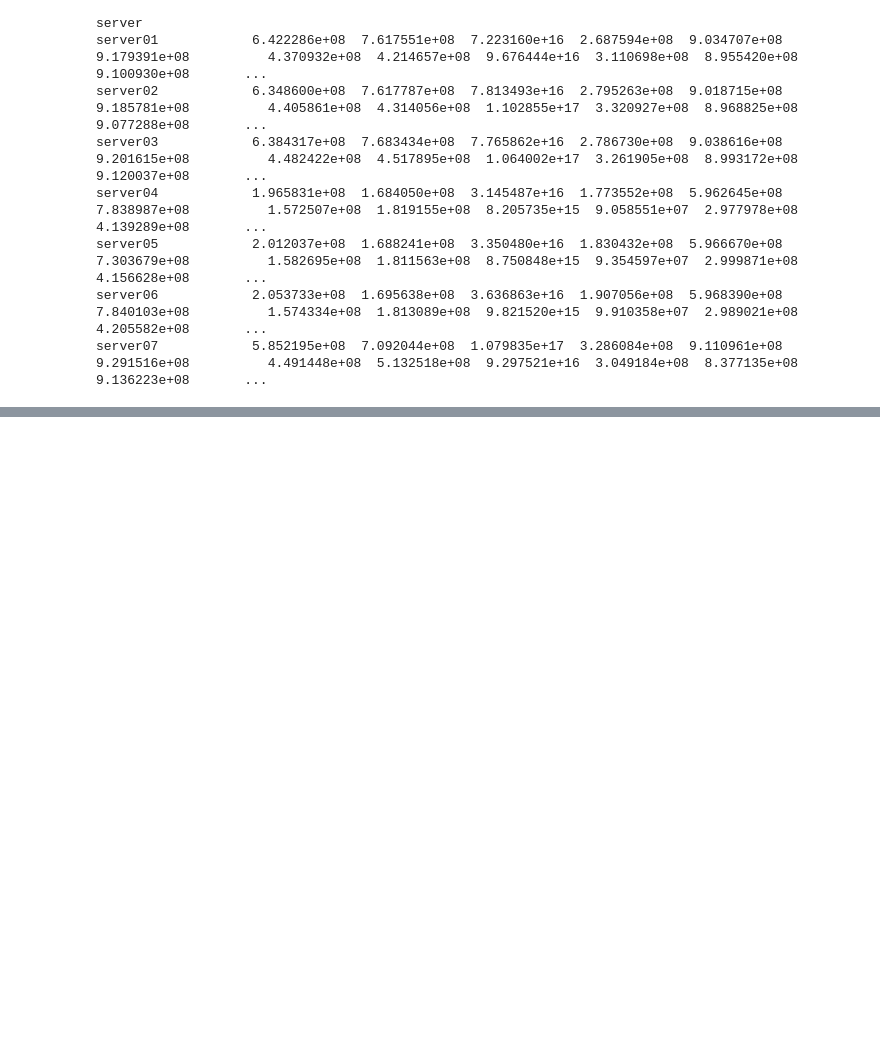
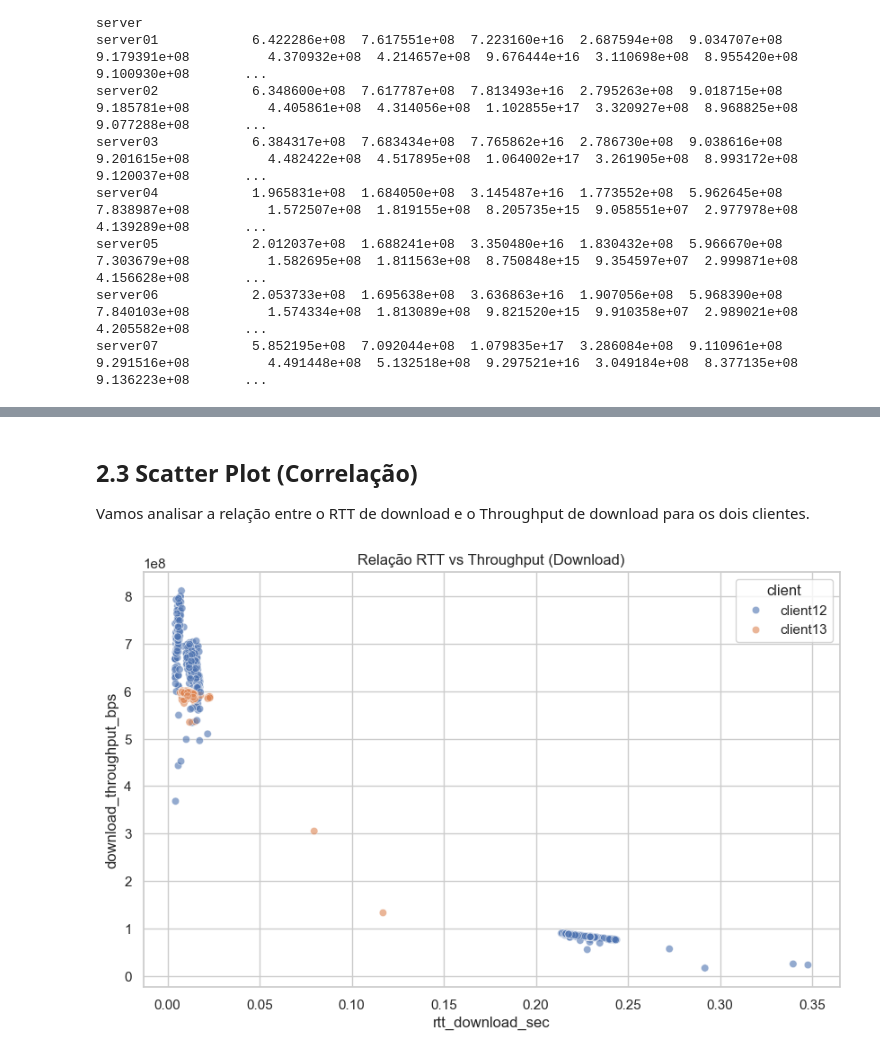
Before and after one commit to vrtaranto-ufrj/projeto-probest-parte-1, a Jupyter notebook: script.ipynb, the cells around one changed output, grey strips where cells are left out. Drawn from its saved outputs; the diff is of its cells as text; code cells hidden in the pictures; blank space fills up the shorter version.

```diff
--- a/script.ipynb
+++ b/script.ipynb
@@ -170,0 +250,17 @@ Analise os outputs acima e me diga quais entidades você quer selecionar.
+# %% [markdown]
+## 2.3 Scatter Plot (Correlação)
+
+Vamos analisar a relação entre o RTT de download e o Throughput de download para os dois clientes.
+# %%
+plt.figure(figsize=(10, 6))
+sns.scatterplot(
+    data=df_selected,
+    x='rtt_download_sec',
+    y='download_throughput_bps',
+    hue=entity_column,
+    alpha=0.6
+)
+plt.title('Relação RTT vs Throughput (Download)')
+plt.show()
+# %% [output]
+[figure, added]
```
Also changed, not shown: parts of 8 cells of this notebook.
